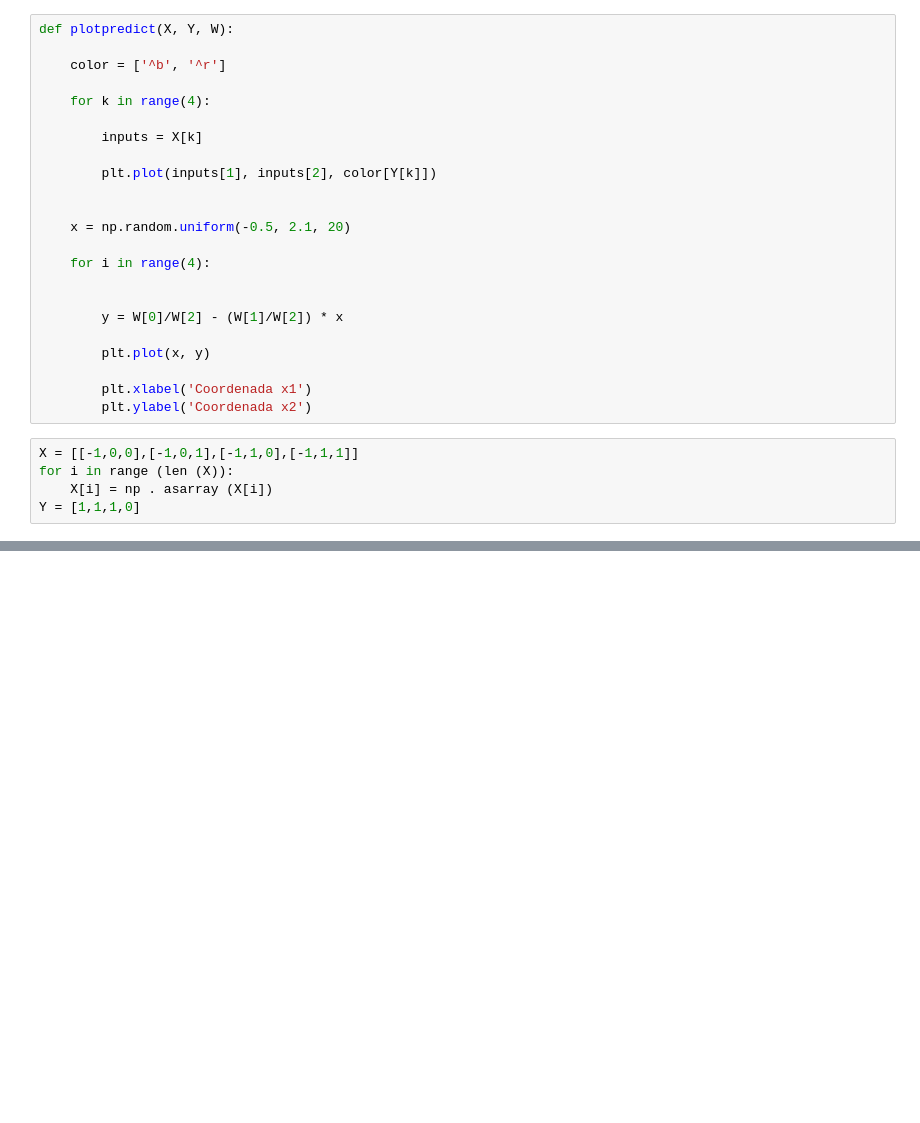
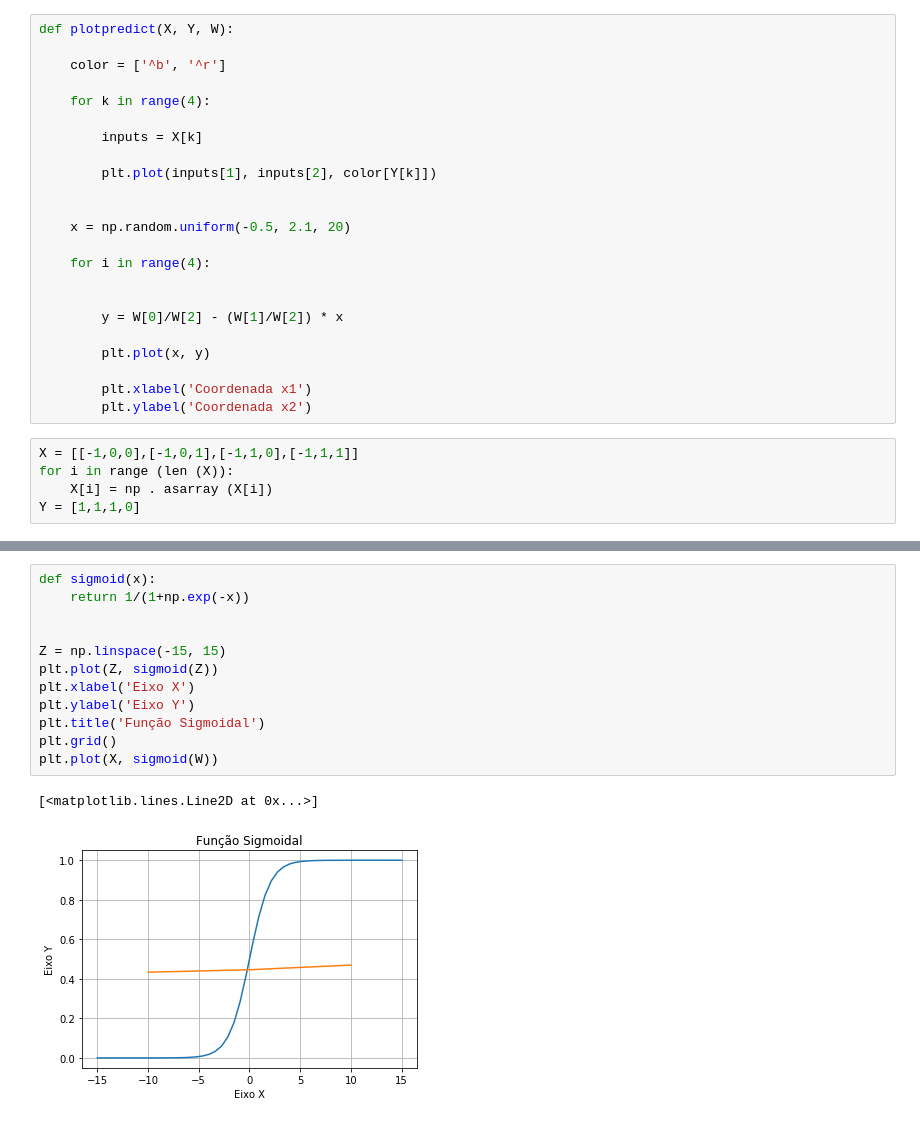
Before and after one commit to julianyraiol/RNA-Works, a Jupyter notebook: Projeto_3/projeto_3.ipynb, the cells around one changed output, grey strips where cells are left out. Cells and saved outputs as stored; diff of their text form; blank space fills up the shorter version.

```diff
--- a/Projeto_3/projeto_3.ipynb
+++ b/Projeto_3/projeto_3.ipynb
@@ -128,0 +133,15 @@ plotpredict(X, Y, W)
+# %%
+def sigmoid(x):
+    return 1/(1+np.exp(-x))
+
+
+Z = np.linspace(-15, 15)
+plt.plot(Z, sigmoid(Z))
+plt.xlabel('Eixo X')
+plt.ylabel('Eixo Y')
+plt.title('Função Sigmoidal')
+plt.grid()
+plt.plot(X, sigmoid(W))
+# %% [output]
+[<matplotlib.lines.Line2D at 0x...>]
+[figure, added]
```
Also changed, not shown: parts of 7 cells of this notebook.
